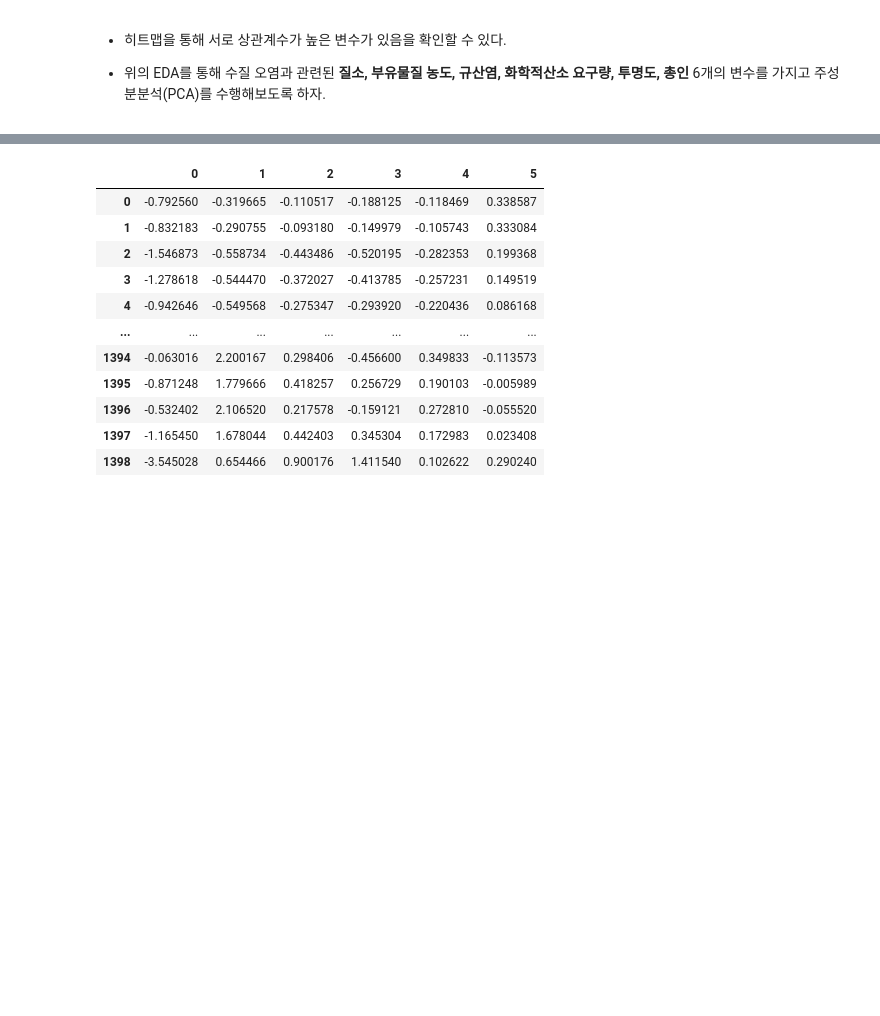
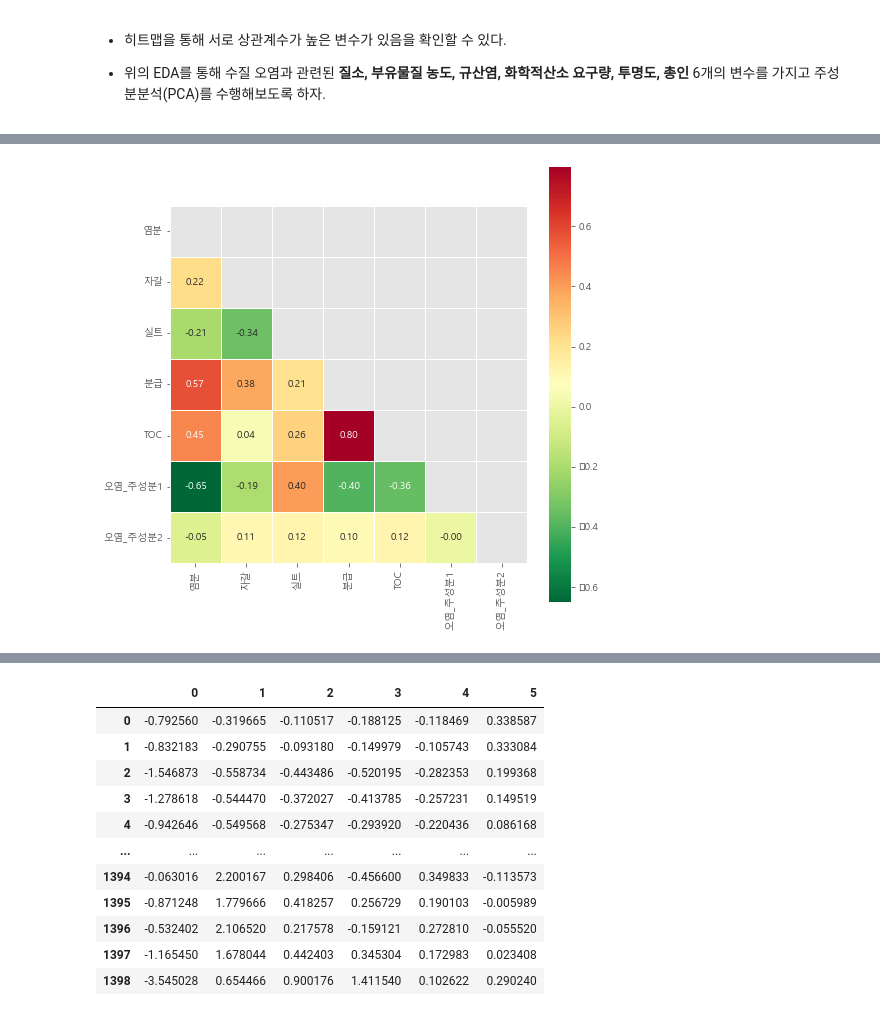
Before and after one commit to Koo-BM/DACON-JOISS, a Jupyter notebook: Python Code/Untitled.ipynb, the cells around one changed output, grey strips where cells are left out. Saved outputs shown, nothing was run; the diff lists cells and outputs as text; code cells hidden in the pictures; blank space fills up the shorter version.

```diff
--- a/Python Code/Untitled.ipynb
+++ b/Python Code/Untitled.ipynb
@@ -660,0 +664,9 @@ plt.title('PCA Scree Plot');
+# %%
+# 두 개의 주성분을 사용하여 데이터 생성하기
+pca = PCA(n_components = 2, random_state = 100)
+result_data = pd.DataFrame(pca.fit_transform(scaler_data), columns = ['오염_주성분1', '오염_주성분2'])
+
+# 기존 6개의 변수를 삭제하고, 주성분분석 수행 결과로 생성된 두 개의 변수를 추가하기
+eda_data = eda_data.drop(pca_data.columns, axis = 1)
+eda_data = pd.concat([eda_data, result_data], axis = 1)
+display(eda_data.head())
@@ -660,0 +680,14 @@ plt.title('PCA Scree Plot');
+# %%
+# 주성분분석 수행 후, 나온 결과를 합친 'eda_data'의 히트맵을 다시 시각화해보도록 하자.
+cor_data = eda_data.drop(['id', 'target'], axis = 1).corr()
+
+# 옵션 지정
+mask = np.zeros_like(cor_data, dtype = np.bool)
+mask[np.triu_indices_from(mask)] = True
+
+# 히트맵 시각화
+plt.figure(figsize = (8, 8))
+sns.heatmap(cor_data, mask = mask, square = True, linewidths = 0.5, cmap = 'RdYlGn_r', annot = True, fmt = '.2f', annot_kws = {'fontsize' : 10})
+plt.show()
+# %% [output]
+[figure, added]
```
Also changed, not shown: parts of 11 cells of this notebook, 1 other file.
